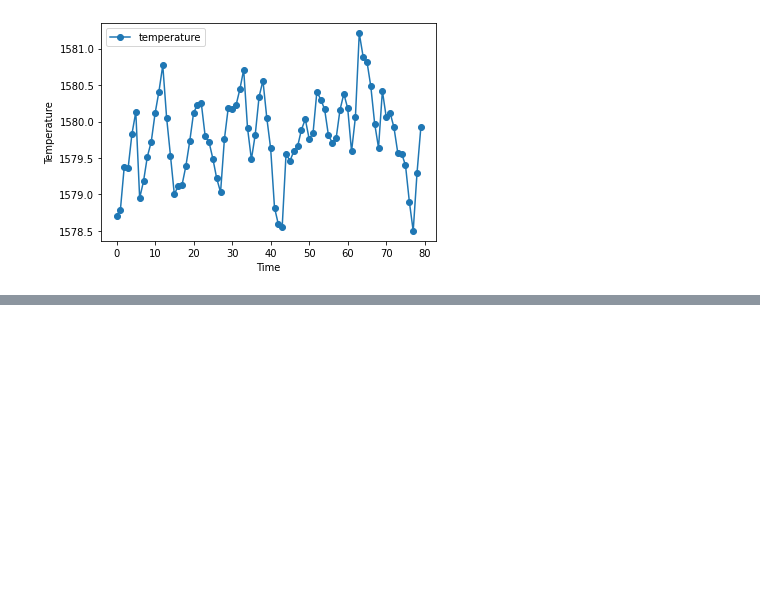
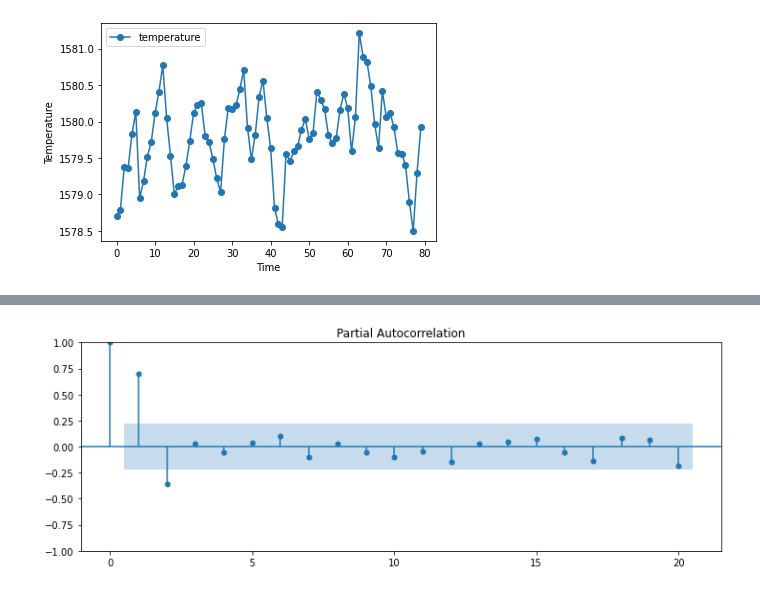
Before and after one commit to tadatoshi/time_series_plot_auto_analysis, a Jupyter notebook: notebooks/ceramic_furnace.ipynb, the cells around one changed output, grey strips where cells are left out. Cells and saved outputs as stored; diff of their text form; code cells hidden in the pictures; blank space fills up the shorter version.

```diff
--- a/notebooks/ceramic_furnace.ipynb
+++ b/notebooks/ceramic_furnace.ipynb
@@ -48,0 +144,6 @@ df.plot(marker='o', xlabel='Time', ylabel='Temperature')
+# %%
+fig = plt.figure(figsize=(12, 4))
+ax = fig.add_subplot()
+_ = sm.graphics.tsa.plot_pacf(df, lags=20, ax=ax).savefig("../plots/ceramic_furnace_pacf.png")
+# %% [output]
+[figure, added]
```
Also changed, not shown: parts of 12 cells of this notebook, 1 other file.
